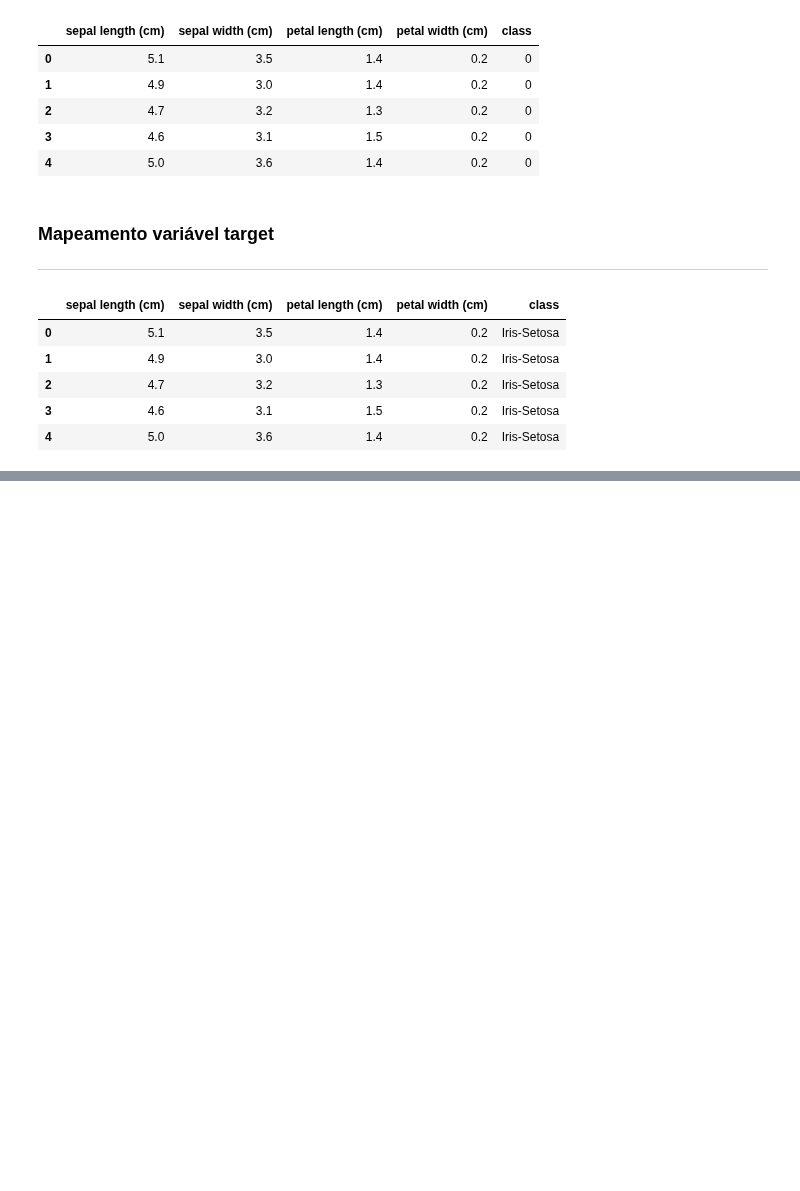
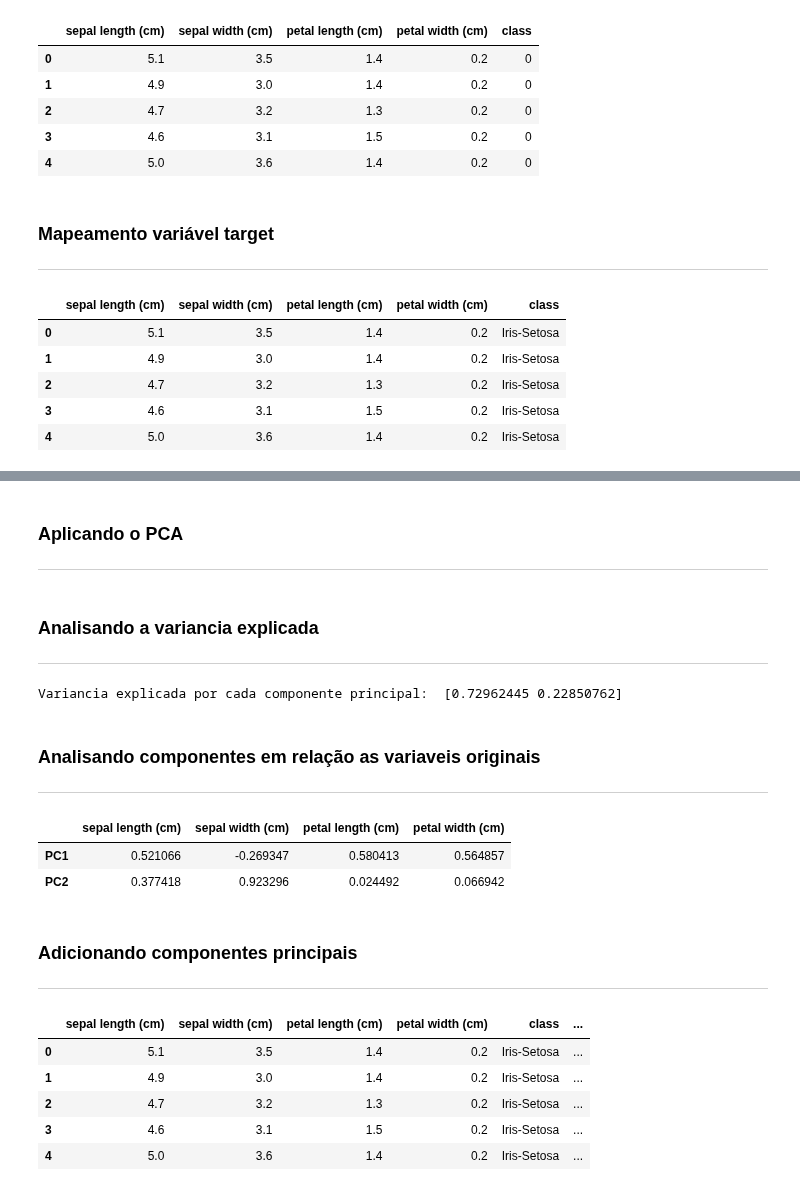
Before and after one commit to StarkVander/ia-bootcamp-xpe, a Jupyter notebook: ia-bootcamp-xpe/01-conceitos-e-aplicacoes-aprendizado-de-maquina/PCA/PDC (Análise de Componentes Principais).ipynb, the cells around one changed output, grey strips where cells are left out. Cells and saved outputs as stored; diff of their text form; code cells hidden in the pictures; blank space fills up the shorter version.

Commit message:
Adicionando aula PCA - final

```diff
--- a/ia-bootcamp-xpe/01-conceitos-e-aplicacoes-aprendizado-de-maquina/PCA/PDC (Análise de Componentes Principais).ipynb
+++ b/ia-bootcamp-xpe/01-conceitos-e-aplicacoes-aprendizado-de-maquina/PCA/PDC (Análise de Componentes Principais).ipynb
@@ -81,0 +95,3 @@ df.head()
+# %% [markdown]
+### Aplicando o PCA
+***
@@ -81,0 +101,32 @@ df.head()
+# %% [markdown]
+### Analisando a variancia explicada
+***
+# %%
+variancia_explicada = pca.explained_variance_ratio_
+print('Variancia explicada por cada componente principal: ', variancia_explicada)
+# %% [output]
+Variancia explicada por cada componente principal:  [0.72962445 0.22850762]
+# %% [markdown]
+### Analisando componentes em relação as variaveis originais
+***
+# %%
+df_components = pd.DataFrame(pca.components_, columns=df.columns[0:4], index=['PC1','PC2'])
+df_components
+# %% [output]
+|  | sepal length (cm) | sepal width (cm) | petal length (cm) | petal width (cm) |
+| PC1 | 0.521066 | -0.269347 | 0.580413 | 0.564857 |
+| PC2 | 0.377418 | 0.923296 | 0.024492 | 0.066942 |
+# %% [markdown]
+### Adicionando componentes principais
+***
+# %%
+df['Componente principal 1'] = X_pca[:,0]
+df['Componente principal 2'] = X_pca[:,1]
+df.head()
+# %% [output]
+|  | sepal length (cm) | sepal width (cm) | petal length (cm) | petal width (cm) | class | ... |
+| 0 | 5.1 | 3.5 | 1.4 | 0.2 | Iris-Setosa | ... |
+| 1 | 4.9 | 3.0 | 1.4 | 0.2 | Iris-Setosa | ... |
+| 2 | 4.7 | 3.2 | 1.3 | 0.2 | Iris-Setosa | ... |
+| 3 | 4.6 | 3.1 | 1.5 | 0.2 | Iris-Setosa | ... |
+| 4 | 5.0 | 3.6 | 1.4 | 0.2 | Iris-Setosa | ... |
```
Also changed, not shown: parts of 5 cells of this notebook.
